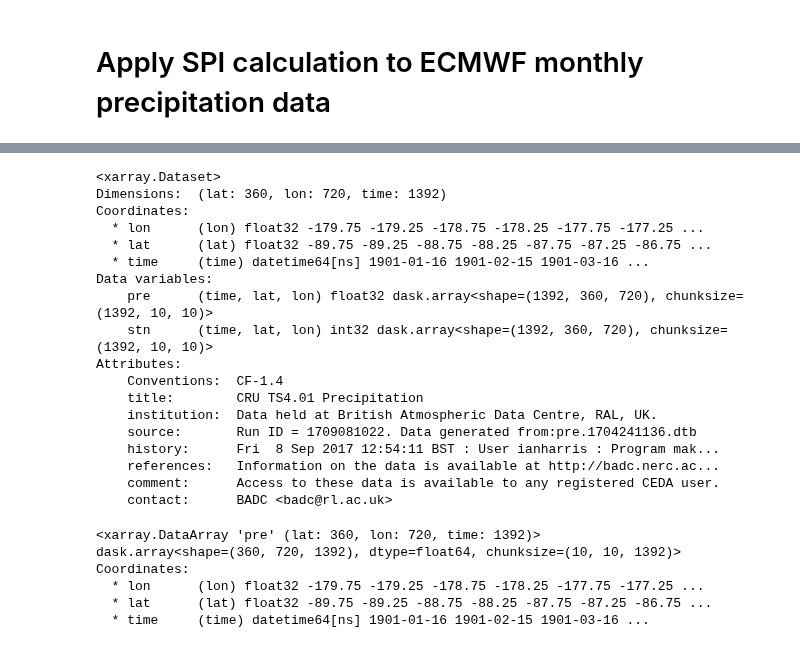
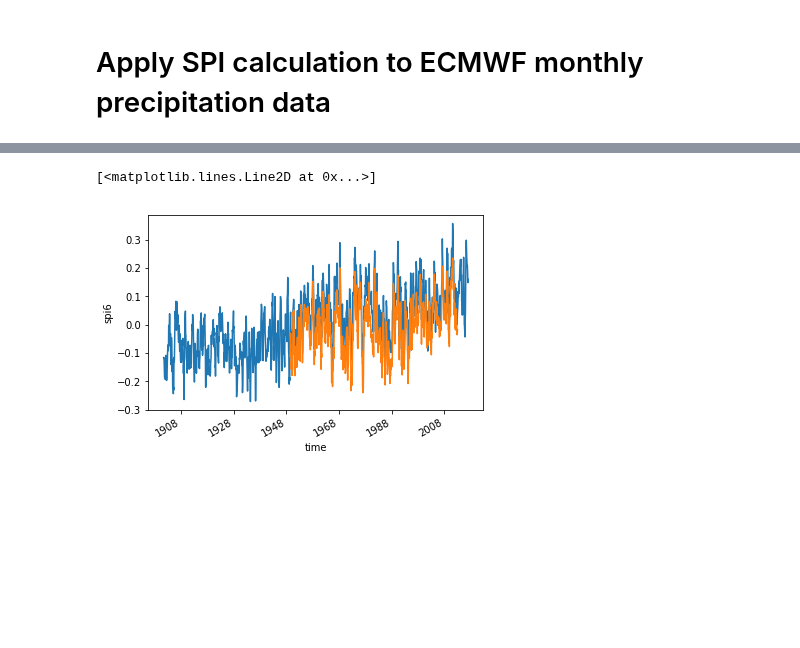
Before and after one commit to mangecoeur/health-climate-exposure, a Jupyter notebook: 1.4 Drought exposure.ipynb, the cells around one changed output, grey strips where cells are left out. Saved outputs shown, nothing was run; the diff lists cells and outputs as text; code cells hidden in the pictures; blank space fills up the shorter version.

```diff
--- a/1.4 Drought exposure.ipynb
+++ b/1.4 Drought exposure.ipynb
@@ -94,0 +97,7 @@ droughts = spi.spi3.where(spi.spi3 < -1.28)
+# %%
+def spi3_ufunc(data):
+    return indices.spi_gamma(data, 3)
+
+
+def spi6_ufunc(data):
+    return indices.spi_gamma(data, 6)
@@ -143,0 +164,3 @@ drought_count_changes_projected.plot()
+# %%
+spi6 = xr.apply_ufunc(spi6_ufunc, ppt.pre, input_core_dims=[['time']], output_core_dims=[['time']],
+                     vectorize=True, dask='parallelized', output_dtypes=[np.float])
@@ -143,0 +169,2 @@ drought_count_changes_projected.plot()
+# %%
+spi6 = xr.open_dataset(DATA_SRC / 'lancet' / 'spi6_1901_2016_cru.nc')
@@ -160,21 +191,0 @@ ppt = xr.open_dataset('/Users/jonathanchambers/Data/weather/cru_ts4.01.1901.2016
-# %%
-ppt
-# %% [output]
-<xarray.Dataset>
-Dimensions:  (lat: 360, lon: 720, time: 1392)
-Coordinates:
-  * lon      (lon) float32 -179.75 -179.25 -178.75 -178.25 -177.75 -177.25 ...
-  * lat      (lat) float32 -89.75 -89.25 -88.75 -88.25 -87.75 -87.25 -86.75 ...
-  * time     (time) datetime64[ns] 1901-01-16 1901-02-15 1901-03-16 ...
-Data variables:
-    pre      (time, lat, lon) float32 dask.array<shape=(1392, 360, 720), chunksize=(1392, 10, 10)>
-    stn      (time, lat, lon) int32 dask.array<shape=(1392, 360, 720), chunksize=(1392, 10, 10)>
-Attributes:
-    Conventions:  CF-1.4
-    title:        CRU TS4.01 Precipitation
-    institution:  Data held at British Atmospheric Data Centre, RAL, UK.
-    source:       Run ID = 1709081022. Data generated from:pre.1704241136.dtb
-    history:      Fri  8 Sep 2017 12:54:11 BST : User ianharris : Program mak...
-    references:   Information on the data is available at http://badc.nerc.ac...
-    comment:      Access to these data is available to any registered CEDA user.
-    contact:      BADC <badc@rl.ac.uk>
@@ -186,0 +192,6 @@ def spi3_ufunc(data):
+# %%
+spi6.mean(dim=['lon','lat']).plot()
+spi.spi6.mean(dim=['lat', 'lon']).plot()
+# %% [output]
+[<matplotlib.lines.Line2D at 0x...>]
+[figure, added]
@@ -190,9 +222,0 @@ res = xr.apply_ufunc(spi3_ufunc, ppt.pre, input_core_dims=[['time']], output_cor
-# %%
-res
-# %% [output]
-<xarray.DataArray 'pre' (lat: 360, lon: 720, time: 1392)>
-dask.array<shape=(360, 720, 1392), dtype=float64, chunksize=(10, 10, 1392)>
-Coordinates:
-  * lon      (lon) float32 -179.75 -179.25 -178.75 -178.25 -177.75 -177.25 ...
-  * lat      (lat) float32 -89.75 -89.25 -88.75 -88.25 -87.75 -87.25 -86.75 ...
-  * time     (time) datetime64[ns] 1901-01-16 1901-02-15 1901-03-16 ...
```
Also changed, not shown: parts of 31 cells of this notebook, 1 other file.
